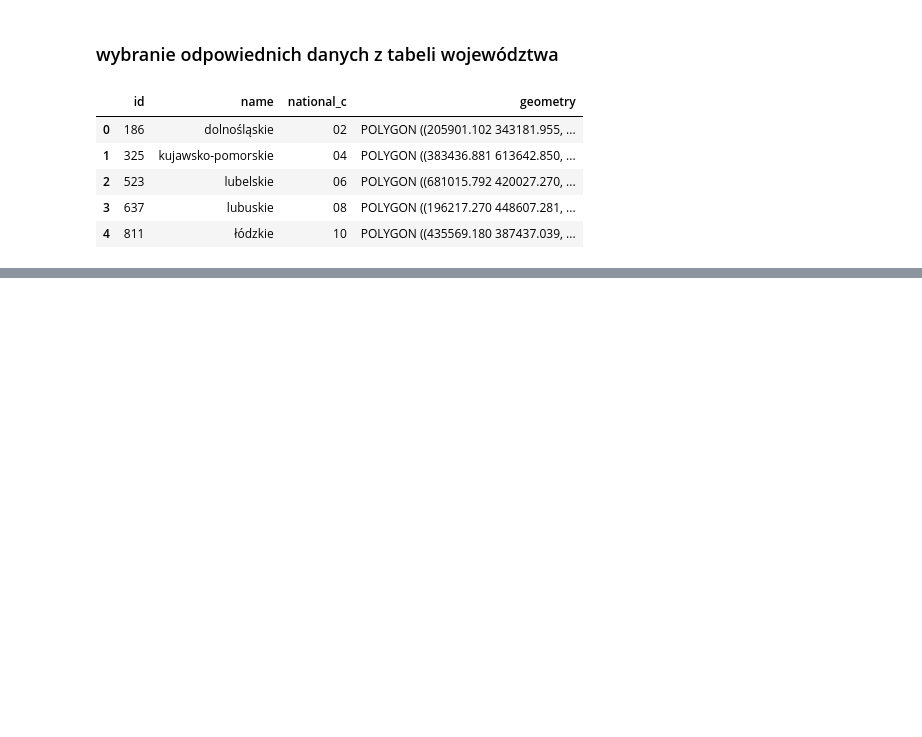
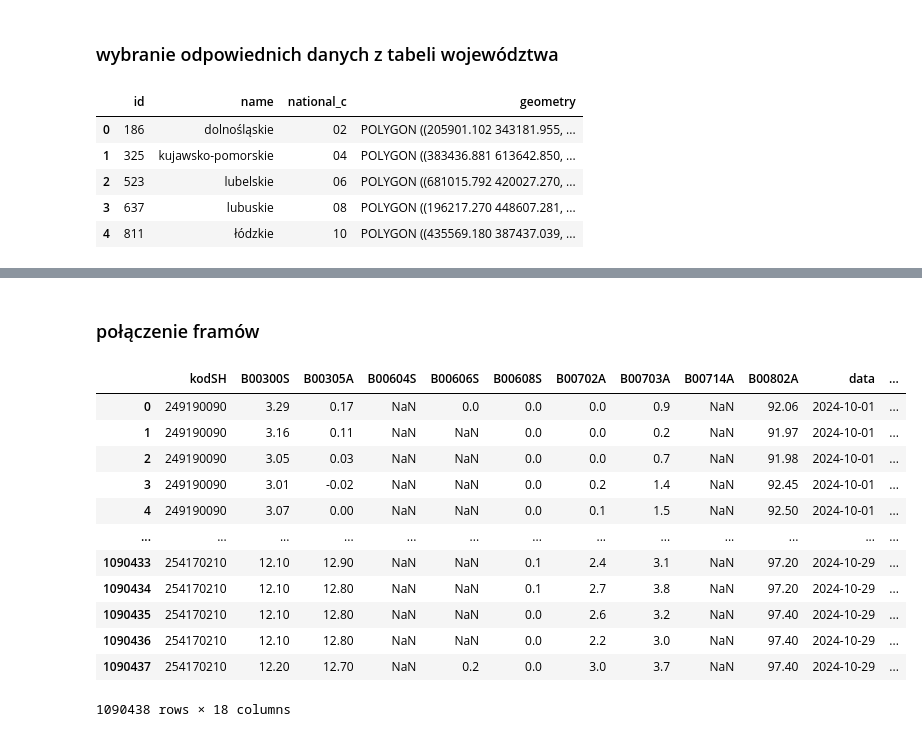
Before and after one commit to affq/analiza-meteo, a Jupyter notebook: main.ipynb, the cells around one changed output, grey strips where cells are left out. Cells and saved outputs as stored; diff of their text form; code cells hidden in the pictures; blank space fills up the shorter version.

Commit message:
superbaza

```diff
--- a/main.ipynb
+++ b/main.ipynb
@@ -68,7 +92,7 @@ import geopandas as gpd
 effacility = gpd.read_file("dane_przestrzenne/effacility.geojson")
 effacility = effacility[["ifcid", "name1", "geometry"]]
 effacility.rename(columns={"name1": "name"}, inplace=True)
-effacility['x'] = effacility.apply(lambda x: x['geometry'].x, axis=1)
-effacility['y'] = effacility.apply(lambda y: y['geometry'].y, axis=1)
+effacility['x'] = float(effacility['geometry'].x)
+effacility['y'] = float(effacility['geometry'].y)
 effacility
 # %% [output]
@@ -133,0 +129,9 @@ print(s["dawn"], s["sunrise"], s["noon"], s["sunset"], s["dusk"])
+# %%
+merged = pd.merge(powiaty, wojewodztwa, left_on="woj_code", right_on="national_c", how="left")
+merged = merged.drop(columns=["id_y", "national_c_y", "national_c_x", "woj_code", "id_x", "geometry_y"])
+merged.rename(columns={"name_x": "powiat", "name_y": "wojewodztwo"}, inplace=True)
+merged.set_geometry("geometry_x", inplace=True)
+
+merged = gpd.sjoin(effacility, merged, how="left", op="within")
+merged = merged.drop(columns=["index_right"])
+merged
@@ -133,0 +158,20 @@ print(s["dawn"], s["sunrise"], s["noon"], s["sunset"], s["dusk"])
+# %% [markdown]
+### połączenie framów
+# %%
+superbaza = pd.merge(base_df, merged, left_on="kodSH", right_on="ifcid", how="inner")
+superbaza = superbaza.drop(columns=["ifcid"])
+superbaza
+# %% [output]
+|  | kodSH | B00300S | B00305A | B00604S | B00606S | B00608S | B00702A | B00703A | B00714A | B00802A | data | ... |
+| 0 | 249190090 | 3.29 | 0.17 | NaN | 0.0 | 0.0 | 0.0 | 0.9 | NaN | 92.06 | 2024-10-01 | ... |
+| 1 | 249190090 | 3.16 | 0.11 | NaN | NaN | 0.0 | 0.0 | 0.2 | NaN | 91.97 | 2024-10-01 | ... |
+| 2 | 249190090 | 3.05 | 0.03 | NaN | NaN | 0.0 | 0.0 | 0.7 | NaN | 91.98 | 2024-10-01 | ... |
+| 3 | 249190090 | 3.01 | -0.02 | NaN | NaN | 0.0 | 0.2 | 1.4 | NaN | 92.45 | 2024-10-01 | ... |
+| 4 | 249190090 | 3.07 | 0.00 | NaN | NaN | 0.0 | 0.1 | 1.5 | NaN | 92.50 | 2024-10-01 | ... |
+| ... | ... | ... | ... | ... | ... | ... | ... | ... | ... | ... | ... | ... |
+| 1090433 | 254170210 | 12.10 | 12.90 | NaN | NaN | 0.1 | 2.4 | 3.1 | NaN | 97.20 | 2024-10-29 | ... |
+| 1090434 | 254170210 | 12.10 | 12.80 | NaN | NaN | 0.1 | 2.7 | 3.8 | NaN | 97.20 | 2024-10-29 | ... |
+| 1090435 | 254170210 | 12.10 | 12.80 | NaN | NaN | 0.0 | 2.6 | 3.2 | NaN | 97.40 | 2024-10-29 | ... |
+| 1090436 | 254170210 | 12.10 | 12.80 | NaN | NaN | 0.0 | 2.2 | 3.0 | NaN | 97.40 | 2024-10-29 | ... |
+| 1090437 | 254170210 | 12.20 | 12.70 | NaN | 0.2 | 0.0 | 3.0 | 3.7 | NaN | 97.40 | 2024-10-29 | ... |
+1090438 rows × 18 columns
```
Also changed, not shown: parts of 11 cells of this notebook.
